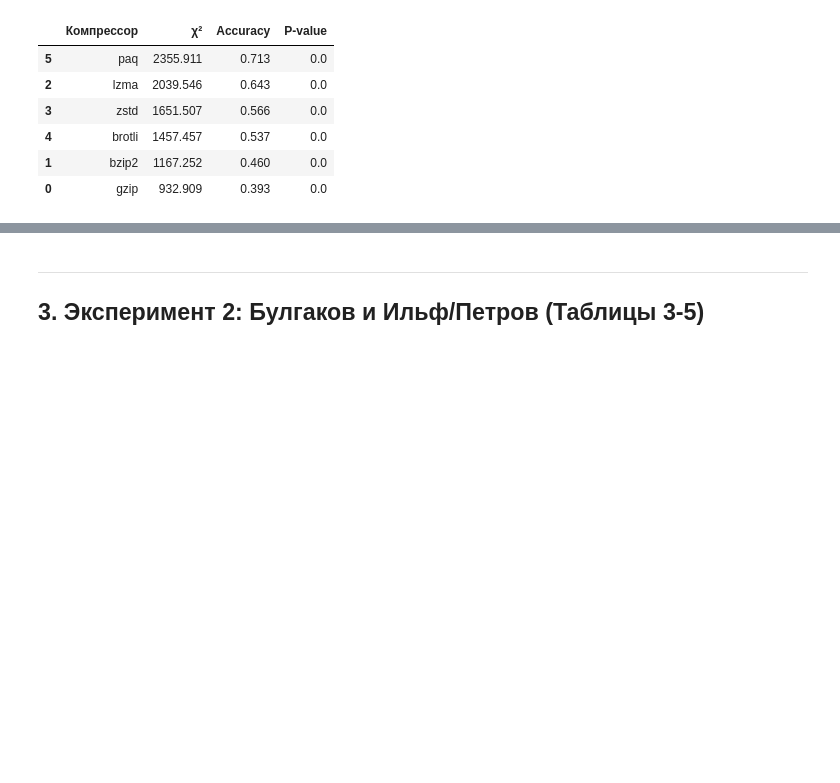
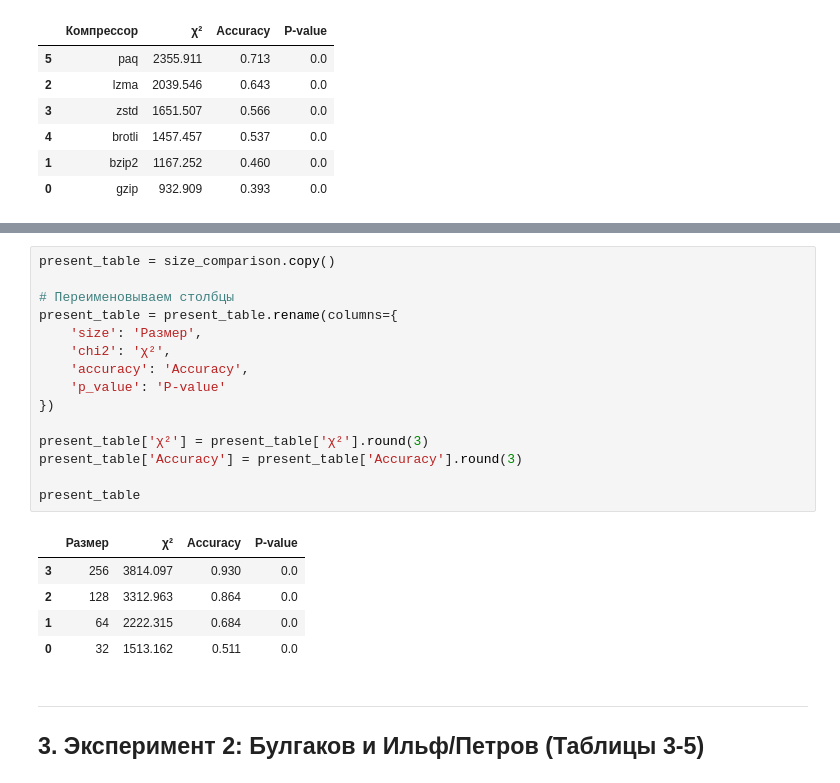
Before and after one commit to revlze/compression-authorship, a Jupyter notebook: experiments.ipynb, the cells around one changed output, grey strips where cells are left out. Drawn from its saved outputs; the diff is of its cells as text; blank space fills up the shorter version.

```diff
--- a/experiments.ipynb
+++ b/experiments.ipynb
@@ -302,3 +347,24 @@ present_table
+# %%
+present_table = size_comparison.copy()
+
+# Переименовываем столбцы
+present_table = present_table.rename(columns={
+    'size': 'Размер',
+    'chi2': 'χ²',
+    'accuracy': 'Accuracy',
+    'p_value': 'P-value'
+})
+
+present_table['χ²'] = present_table['χ²'].round(3)
+present_table['Accuracy'] = present_table['Accuracy'].round(3)
+
+present_table
+# %% [output]
+|  | Размер | χ² | Accuracy | P-value |
+| 3 | 256 | 3814.097 | 0.930 | 0.0 |
+| 2 | 128 | 3312.963 | 0.864 | 0.0 |
+| 1 | 64 | 2222.315 | 0.684 | 0.0 |
+| 0 | 32 | 1513.162 | 0.511 | 0.0 |
 # %% [markdown]
 ---
 ## 3. Эксперимент 2: Булгаков и Ильф/Петров (Таблицы 3-5)
```
Also changed, not shown: parts of 2 cells of this notebook.
